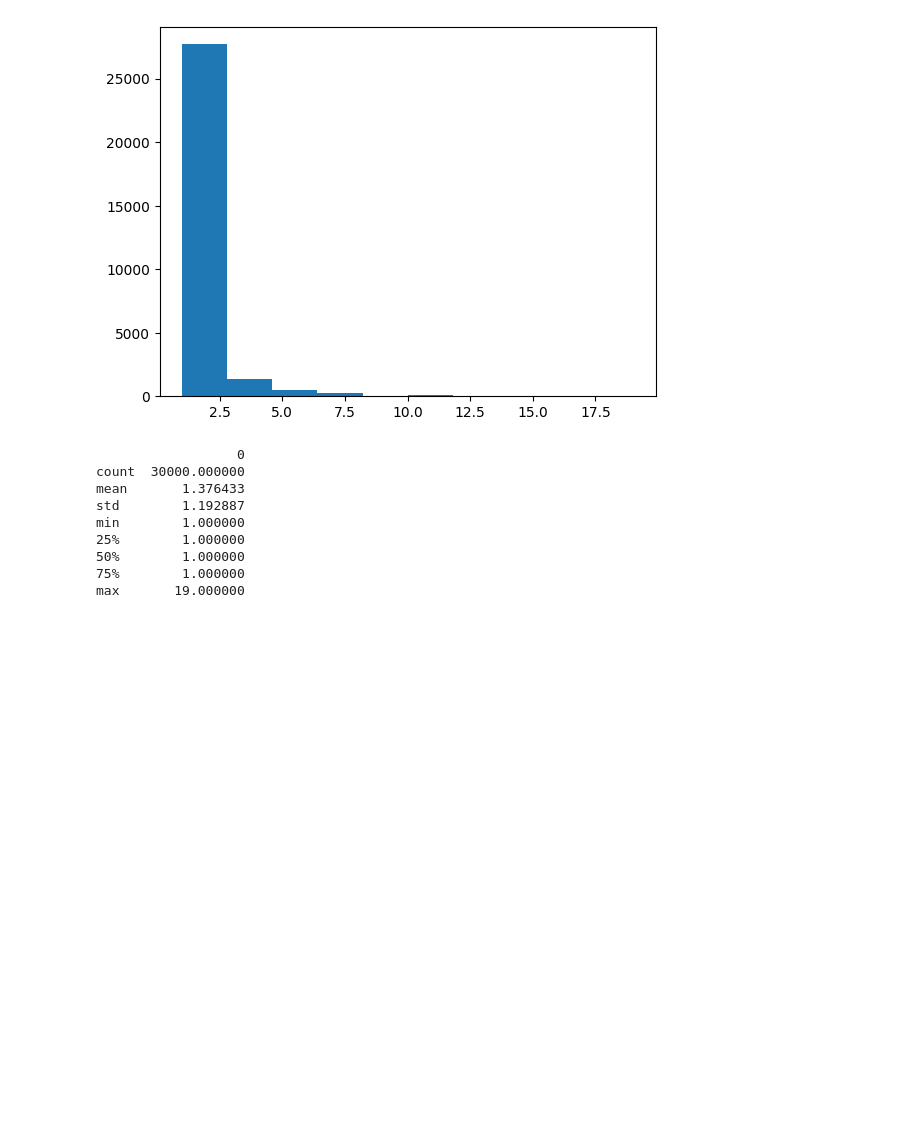
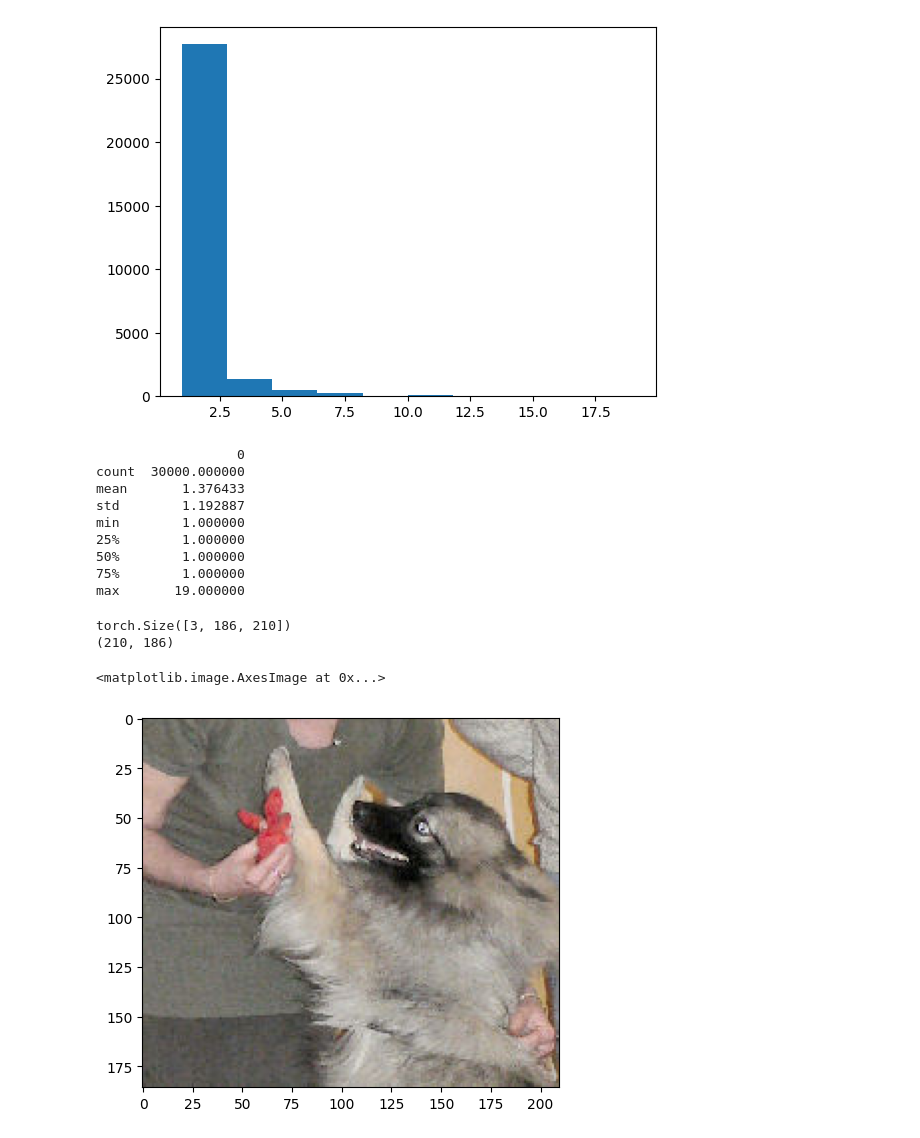
Before and after one commit to pscollins/NYU-Deep-Learning-Fall-2022, a Jupyter notebook: visualization.ipynb, the cells around one changed output. Drawn from its saved outputs; the diff is of its cells as text; code cells hidden in the pictures; blank space fills up the shorter version.

```diff
--- a/visualization.ipynb
+++ b/visualization.ipynb
@@ -96,3 +96,14 @@ min        1.000000
 50%        1.000000
 75%        1.000000
 max       19.000000
+# %%
+img = torchvision.io.read_image('data/labeled_data/training/images/3031.JPEG')
+print(img.shape)
+img = F.to_pil_image(img)
+print(img.size)
+plt.imshow(img)
+# %% [output]
+torch.Size([3, 186, 210])
+(210, 186)
+<matplotlib.image.AxesImage at 0x...>
+[figure, added]
```
Also changed, not shown: parts of 2 cells of this notebook, 4 other files.
